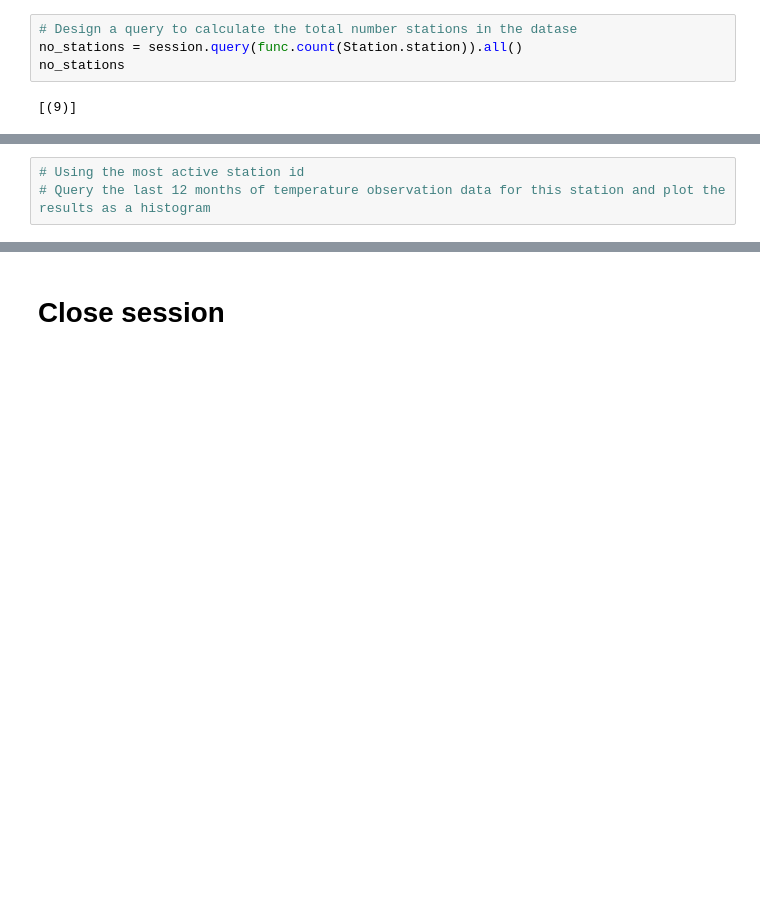
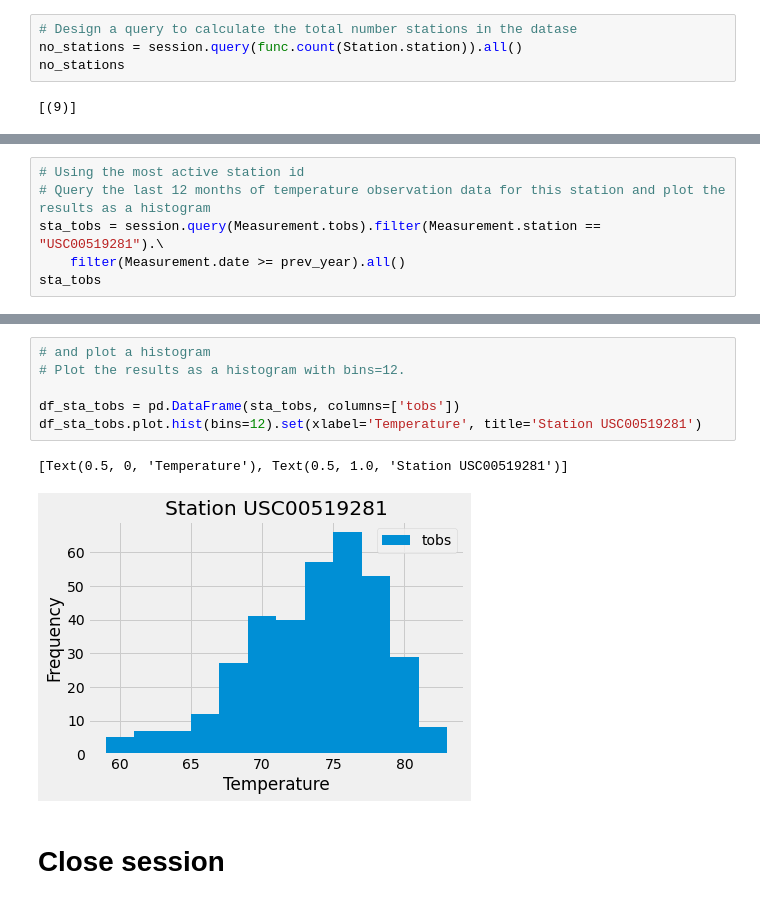
Before and after one commit to SandyGoodell/sqlalchemy-challenge, a Jupyter notebook: climate_starter.ipynb, the cells around one changed output, grey strips where cells are left out. Cells and saved outputs as stored; diff of their text form; blank space fills up the shorter version.

```diff
--- a/climate_starter.ipynb
+++ b/climate_starter.ipynb
@@ -135,3 +147,6 @@ station_meas_counts
 # %%
 # Using the most active station id
 # Query the last 12 months of temperature observation data for this station and plot the results as a histogram
+sta_tobs = session.query(Measurement.tobs).filter(Measurement.station == "USC00519281").\
+    filter(Measurement.date >= prev_year).all()
+sta_tobs
@@ -138,3 +171,12 @@ station_meas_counts
+# %%
+# and plot a histogram
+# Plot the results as a histogram with bins=12.
+
+df_sta_tobs = pd.DataFrame(sta_tobs, columns=['tobs'])
+df_sta_tobs.plot.hist(bins=12).set(xlabel='Temperature', title='Station USC00519281')
+# %% [output]
+[Text(0.5, 0, 'Temperature'), Text(0.5, 1.0, 'Station USC00519281')]
+[figure, added]
 # %% [markdown]
 # Close session
 # %%
```
Also changed, not shown: parts of 5 cells of this notebook.
